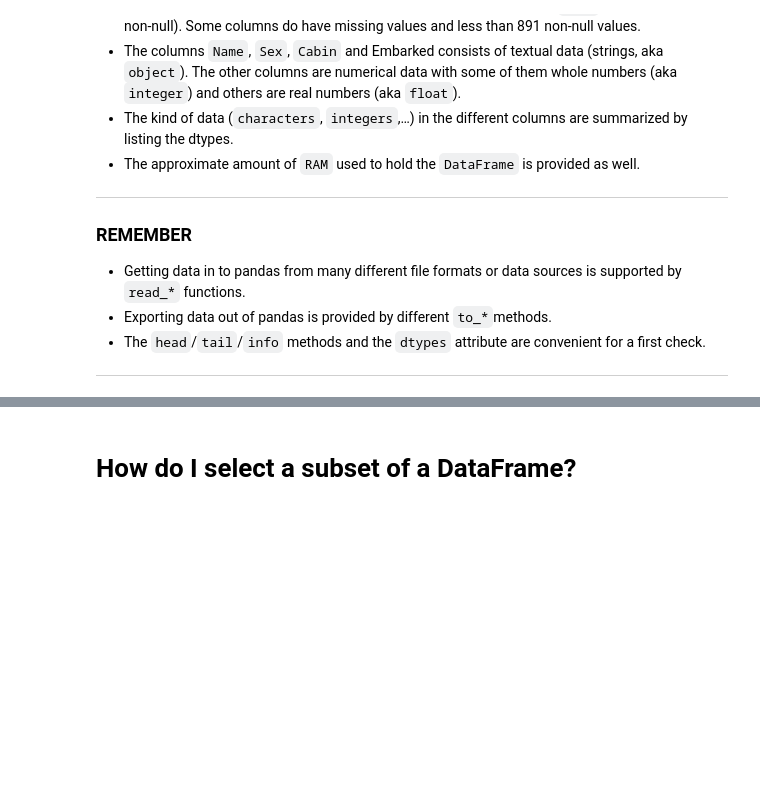
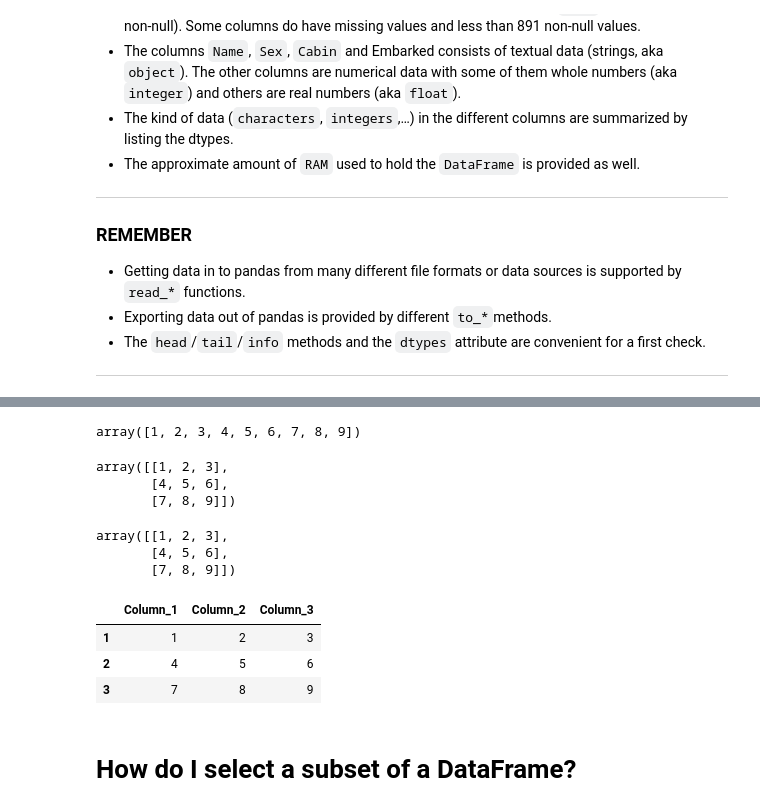
Before and after one commit to Infinity1008/Library_Explainers, a Jupyter notebook: EDA/Pandas/Pandas_Basics_Orignal.ipynb, the cells around one changed output, grey strips where cells are left out. Cells and saved outputs as stored; diff of their text form; code cells hidden in the pictures; blank space fills up the shorter version.

```diff
--- a/EDA/Pandas/Pandas_Basics.ipynb
+++ b/EDA/Pandas/Pandas_Basics_Orignal.ipynb
@@ -264,3 +266,45 @@
+# %%
+import numpy as np
+np_array = np.array([1, 2, 3, 4, 5, 6, 7, 8, 9])
+# %%
+# This is our array
+np_array
+# %% [output]
+array([1, 2, 3, 4, 5, 6, 7, 8, 9])
+# %%
+# Let's reshape our array
+np_array.reshape((3,3))
+# %% [output]
+array([[1, 2, 3],
+       [4, 5, 6],
+       [7, 8, 9]])
+# %%
+np_array = np_array.reshape((3,3))
+# %%
+np_array
+# %% [output]
+array([[1, 2, 3],
+       [4, 5, 6],
+       [7, 8, 9]])
+# %%
+# creating a list of index names
+index_values = [1,2,3]
+
+# creating a list of column names
+column_values = ['Column_1', 'Column_2', 'Column_3']
+
+# creating the dataframe
+dummy_df = pd.DataFrame(data = np_array,
+                  index = index_values,
+                  columns = column_values)
+# %%
+# displaying the dataframe
+dummy_df
+# %% [output]
+|  | Column_1 | Column_2 | Column_3 |
+| 1 | 1 | 2 | 3 |
+| 2 | 4 | 5 | 6 |
+| 3 | 7 | 8 | 9 |
 # %% [markdown]
 # How do I select a subset of a DataFrame?<a class="anchor" id="03"></a>
 # %% [markdown]
```
Also changed, not shown: parts of 40 cells of this notebook, 12 other files.
